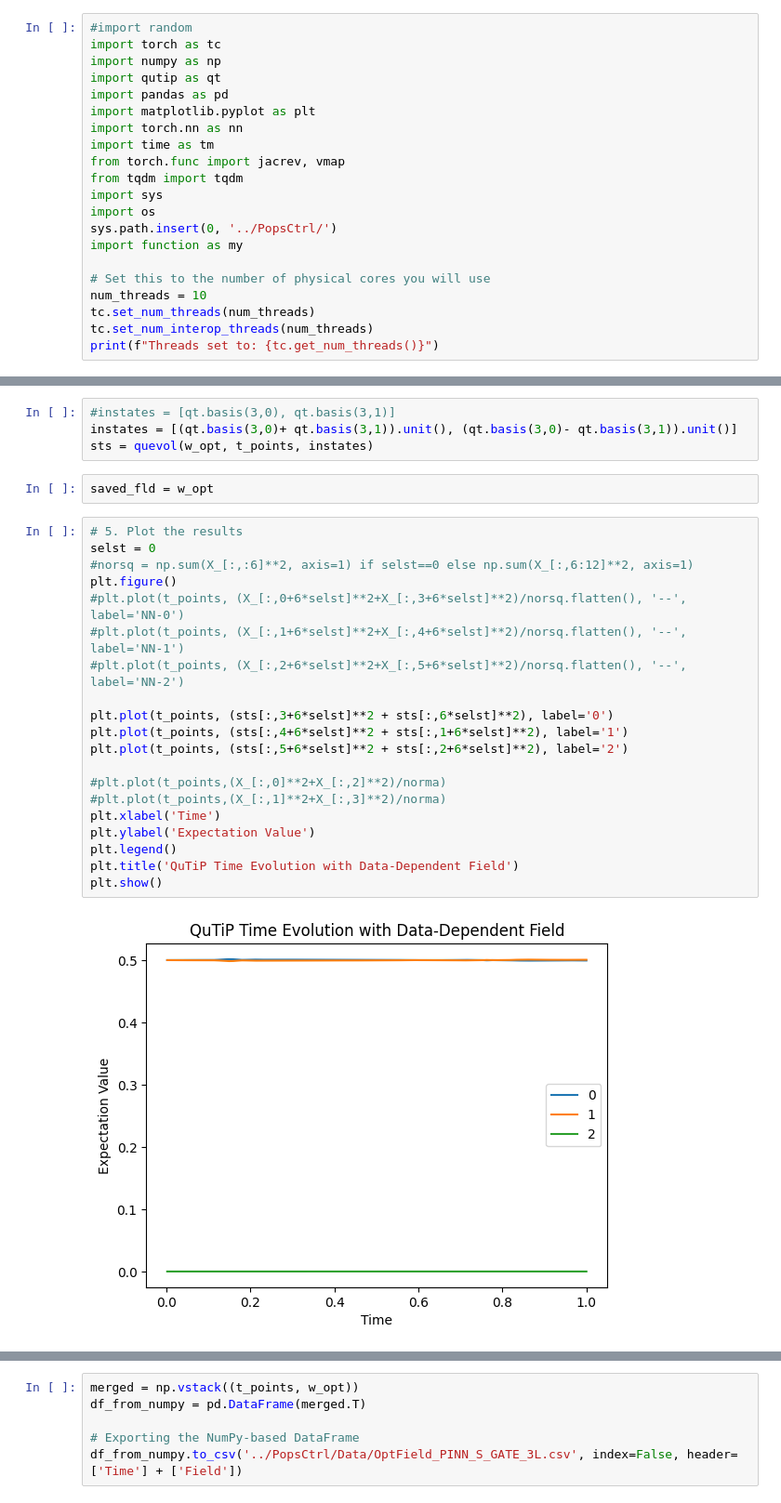
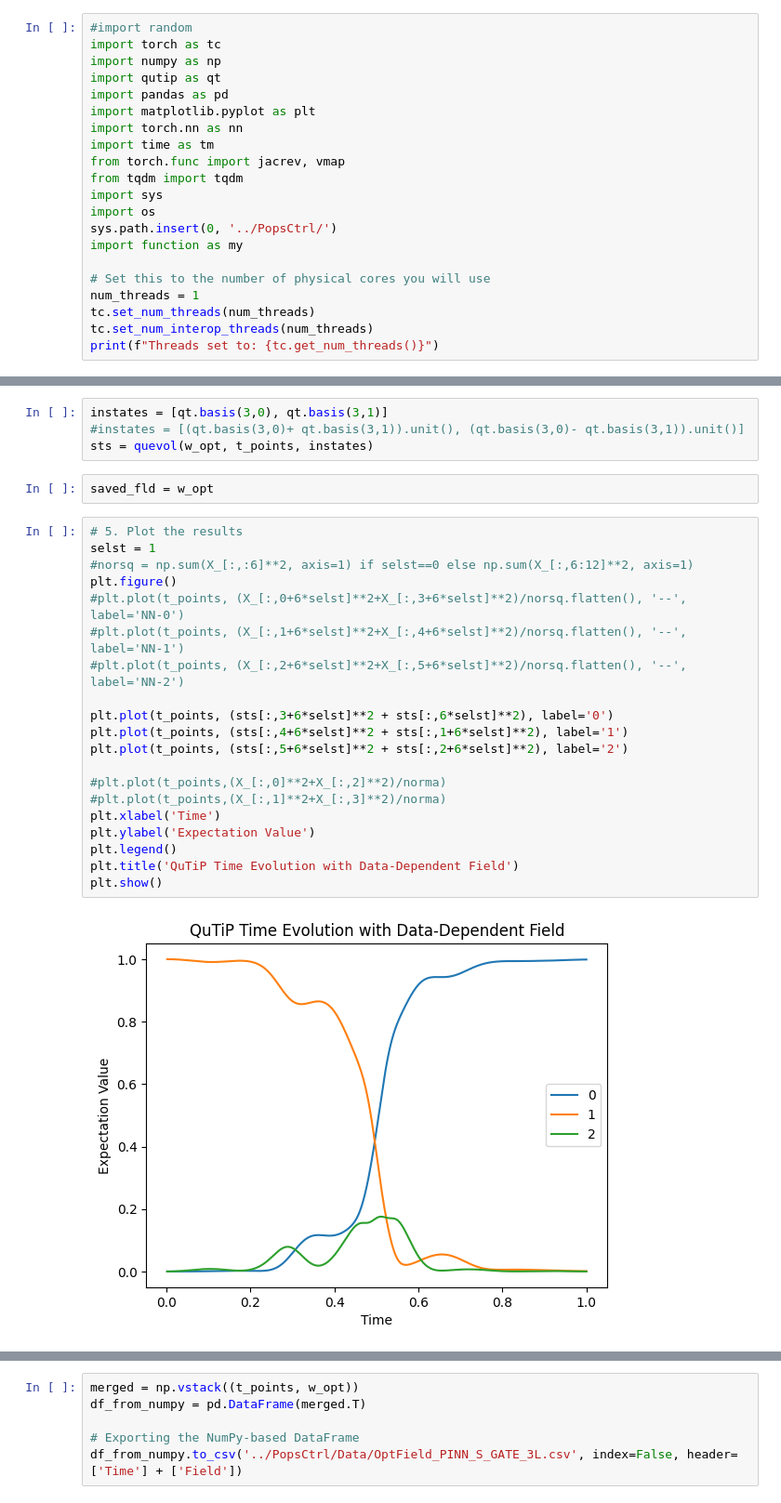
Before and after one commit to martinjimenez388/my-first-proyect, a Jupyter notebook: PINN_control_GATE_3levs_FreqTrick.ipynb, the cells around one changed output, grey strips where cells are left out. Shown at 93% size. Cells and saved outputs as stored; diff of their text form.

```diff
--- a/PINN_control_GATE_3levs_FreqTrick.ipynb
+++ b/PINN_control_GATE_3levs_FreqTrick.ipynb
@@ -15,7 +15,7 @@ sys.path.insert(0, '../PopsCtrl/')
 import function as my
 
 # Set this to the number of physical cores you will use
-num_threads = 10
+num_threads = 1
 tc.set_num_threads(num_threads)
 tc.set_num_interop_threads(num_threads)
 print(f"Threads set to: {tc.get_num_threads()}")
@@ -448,31 +464,31 @@ print(X_[-1,6:]/norma1[-1])
 [ 0.50900596 -0.51145613 -0.05218522  0.21993093 -0.24249572 -0.03147182
  -0.60699093]
 # %%
-#instates = [qt.basis(3,0), qt.basis(3,1)]
-instates = [(qt.basis(3,0)+ qt.basis(3,1)).unit(), (qt.basis(3,0)- qt.basis(3,1)).unit()]
+instates = [qt.basis(3,0), qt.basis(3,1)]
+#instates = [(qt.basis(3,0)+ qt.basis(3,1)).unit(), (qt.basis(3,0)- qt.basis(3,1)).unit()]
 sts = quevol(w_opt, t_points, instates)
 # %%
 saved_fld = w_opt
 # %%
 # 5. Plot the results
-selst = 0
+selst = 1
 #norsq = np.sum(X_[:,:6]**2, axis=1) if selst==0 else np.sum(X_[:,6:12]**2, axis=1)
 plt.figure()
 #plt.plot(t_points, (X_[:,0+6*selst]**2+X_[:,3+6*selst]**2)/norsq.flatten(), '--', label='NN-0')
 #plt.plot(t_points, (X_[:,1+6*selst]**2+X_[:,4+6*selst]**2)/norsq.flatten(), '--', label='NN-1')
 #plt.plot(t_points, (X_[:,2+6*selst]**2+X_[:,5+6*selst]**2)/norsq.flatten(), '--', label='NN-2')
 
 plt.plot(t_points, (sts[:,3+6*selst]**2 + sts[:,6*selst]**2), label='0')
 plt.plot(t_points, (sts[:,4+6*selst]**2 + sts[:,1+6*selst]**2), label='1')
 plt.plot(t_points, (sts[:,5+6*selst]**2 + sts[:,2+6*selst]**2), label='2')
 
 #plt.plot(t_points,(X_[:,0]**2+X_[:,2]**2)/norma)
 #plt.plot(t_points,(X_[:,1]**2+X_[:,3]**2)/norma)
 plt.xlabel('Time')
 plt.ylabel('Expectation Value')
 plt.legend()
 plt.title('QuTiP Time Evolution with Data-Dependent Field')
 plt.show()
 # %% [output]
-[figure, old version]
+[figure, new version]
 # %%
```
Also changed, not shown: parts of 9 cells of this notebook, 1 other file.
